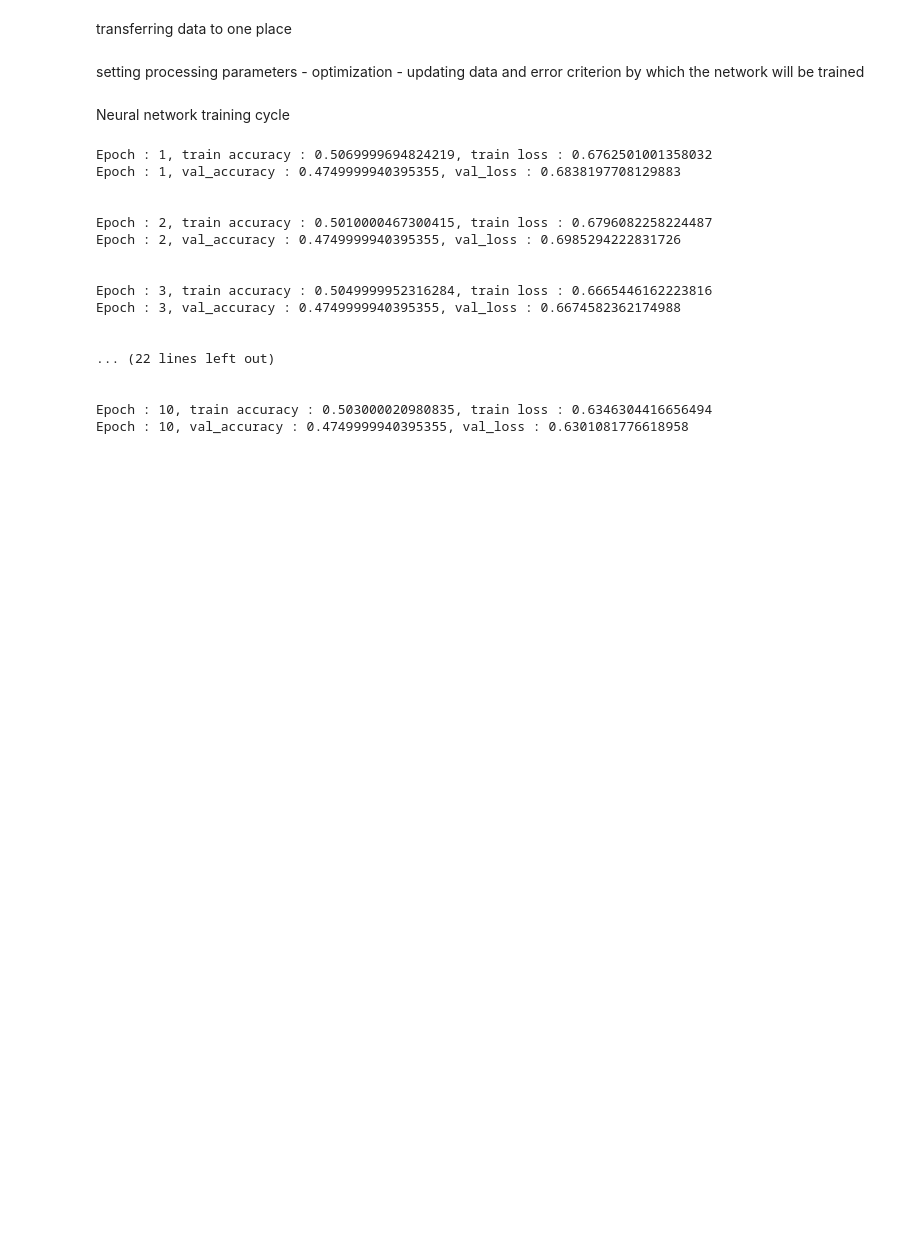
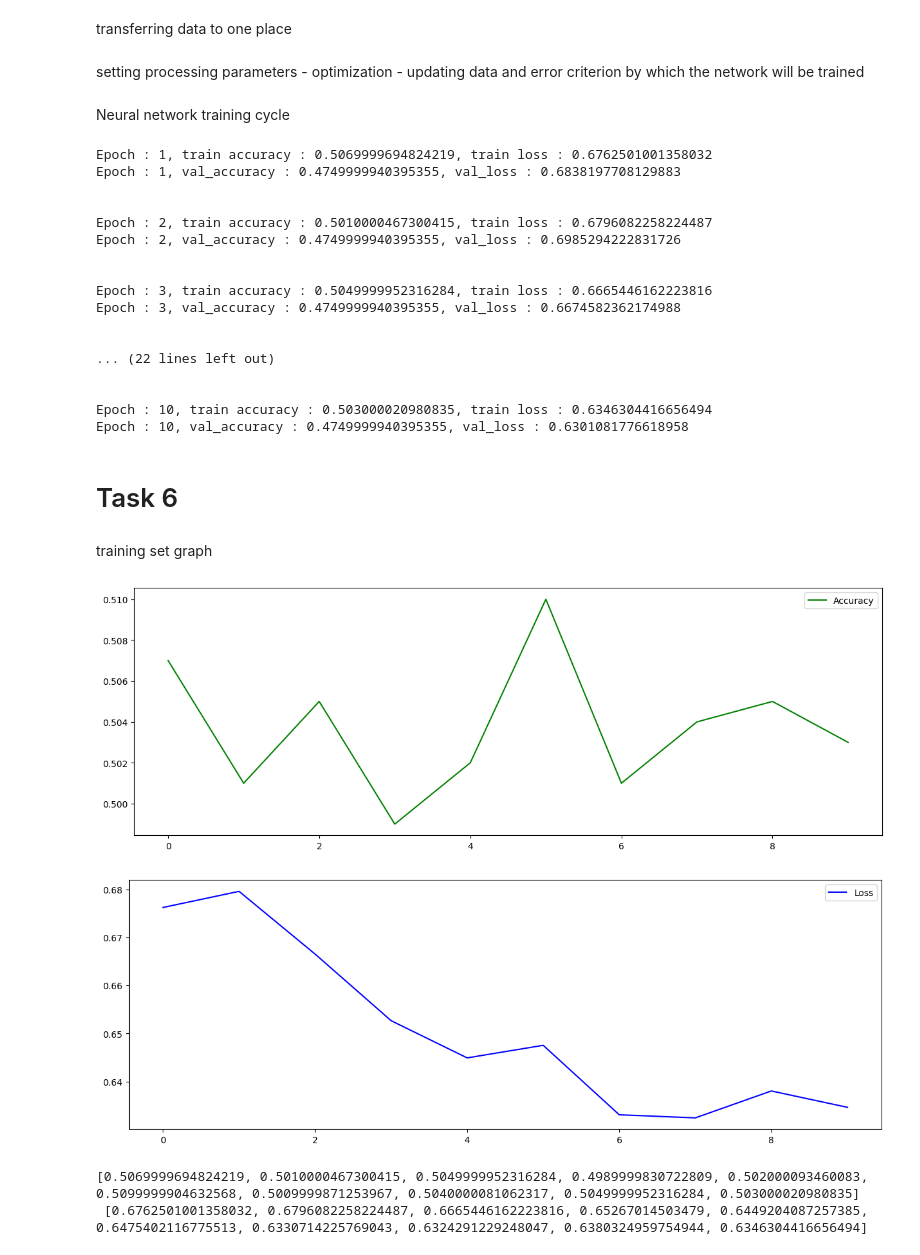
Before and after one commit to Tattaboe/Programm-lab, a Jupyter notebook: model.ipynb, the cells around one changed output. Drawn from its saved outputs; the diff is of its cells as text; code cells hidden in the pictures; blank space fills up the shorter version.

Commit message:
brought out the graphs

```diff
--- a/model.ipynb
+++ b/model.ipynb
@@ -369,3 +369,27 @@ Epoch : 3, val_accuracy : 0.4749999940395355, val_loss : 0.6674582362174988
 
 Epoch : 10, train accuracy : 0.503000020980835, train loss : 0.6346304416656494
 Epoch : 10, val_accuracy : 0.4749999940395355, val_loss : 0.6301081776618958
+# %% [markdown]
+# Task 6
+# %% [markdown]
+training set graph
+# %%
+def show_results(acc, loss):
+    plt.figure(figsize=(15, 5))
+    plt.plot(range(10), acc, color="green")
+    plt.legend(["Accuracy"])
+    plt.show()
+
+    plt.figure(figsize=(15, 5))
+    plt.plot(range(10), loss, color="blue")
+    plt.legend(["Loss"])
+    plt.show()
+
+    print(acc, '\n',loss)
+# %%
+show_results(accuracy_values, loss_values)
+# %% [output]
+[figure, added]
+[figure, added]
+[0.5069999694824219, 0.5010000467300415, 0.5049999952316284, 0.4989999830722809, 0.502000093460083, 0.5099999904632568, 0.5009999871253967, 0.5040000081062317, 0.5049999952316284, 0.503000020980835]
+ [0.6762501001358032, 0.6796082258224487, 0.6665446162223816, 0.65267014503479, 0.6449204087257385, 0.6475402116775513, 0.6330714225769043, 0.6324291229248047, 0.6380324959754944, 0.6346304416656494]
```
Also changed, not shown: parts of 18 cells of this notebook.
